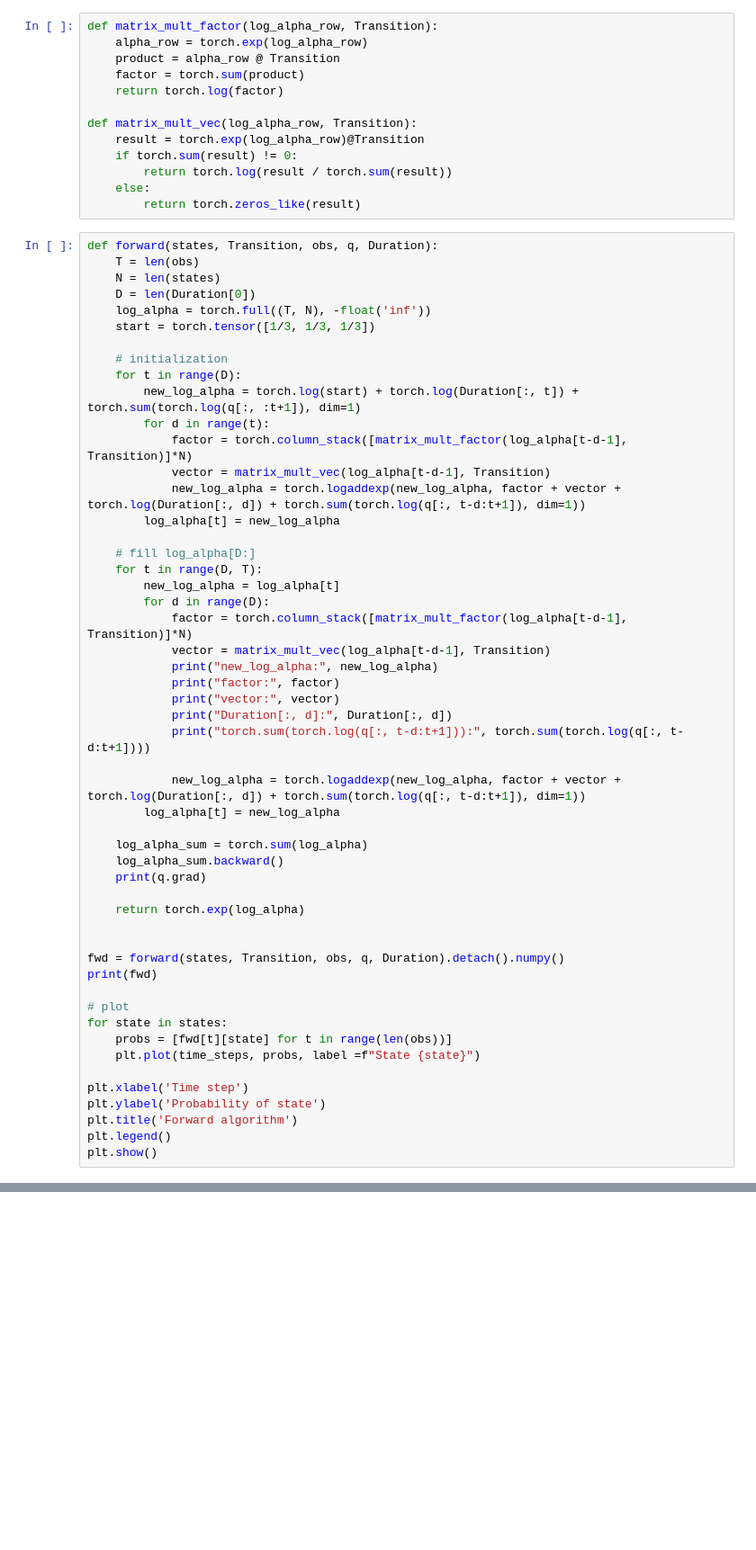
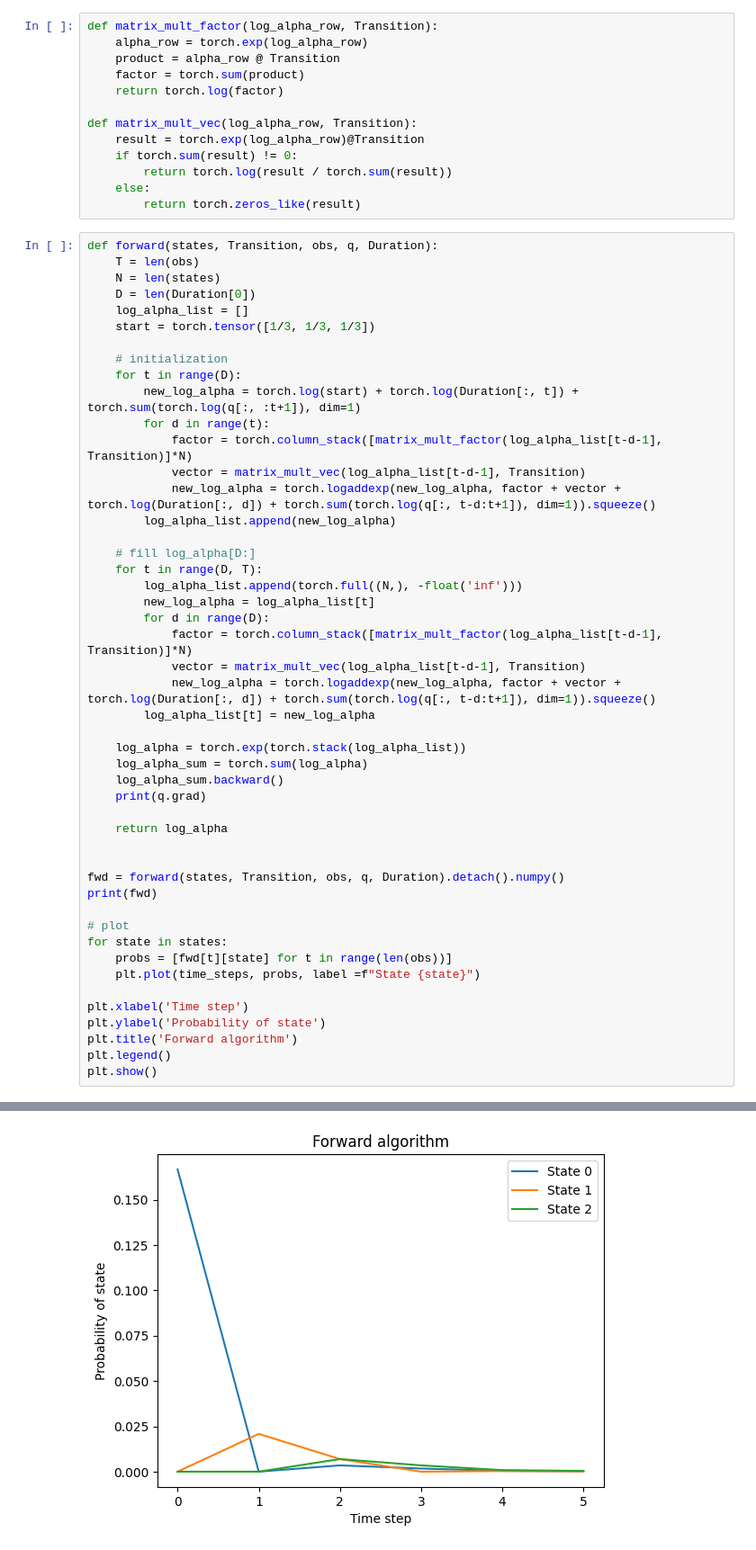
Before and after one commit to jcao0715/hsmm, a Jupyter notebook: hsmm_torch.ipynb, the cells around one changed output, grey strips where cells are left out. Shown: that part at 90% size. Drawn from its saved outputs; the diff is of its cells as text; blank space fills up the shorter version.

```diff
--- a/hsmm_torch.ipynb
+++ b/hsmm_torch.ipynb
@@ -59,38 +57,34 @@ def forward(states, Transition, obs, q, Duration):
     T = len(obs)
     N = len(states)
     D = len(Duration[0])
-    log_alpha = torch.full((T, N), -float('inf'))
+    log_alpha_list = []
     start = torch.tensor([1/3, 1/3, 1/3])
 
     # initialization
     for t in range(D):
         new_log_alpha = torch.log(start) + torch.log(Duration[:, t]) + torch.sum(torch.log(q[:, :t+1]), dim=1)
         for d in range(t):
-            factor = torch.column_stack([matrix_mult_factor(log_alpha[t-d-1], Transition)]*N)
-            vector = matrix_mult_vec(log_alpha[t-d-1], Transition)
-            new_log_alpha = torch.logaddexp(new_log_alpha, factor + vector + torch.log(Duration[:, d]) + torch.sum(torch.log(q[:, t-d:t+1]), dim=1))
-        log_alpha[t] = new_log_alpha
+            factor = torch.column_stack([matrix_mult_factor(log_alpha_list[t-d-1], Transition)]*N)
+            vector = matrix_mult_vec(log_alpha_list[t-d-1], Transition)
+            new_log_alpha = torch.logaddexp(new_log_alpha, factor + vector + torch.log(Duration[:, d]) + torch.sum(torch.log(q[:, t-d:t+1]), dim=1)).squeeze()
+        log_alpha_list.append(new_log_alpha)
 
     # fill log_alpha[D:]
     for t in range(D, T):
-        new_log_alpha = log_alpha[t]
+        log_alpha_list.append(torch.full((N,), -float('inf')))
+        new_log_alpha = log_alpha_list[t]
         for d in range(D):
-            factor = torch.column_stack([matrix_mult_factor(log_alpha[t-d-1], Transition)]*N)
-            vector = matrix_mult_vec(log_alpha[t-d-1], Transition)
-            print("new_log_alpha:", new_log_alpha)
-            print("factor:", factor)
-            print("vector:", vector)
-            print("Duration[:, d]:", Duration[:, d])
-            print("torch.sum(torch.log(q[:, t-d:t+1])):", torch.sum(torch.log(q[:, t-d:t+1])))
+            factor = torch.column_stack([matrix_mult_factor(log_alpha_list[t-d-1], Transition)]*N)
+            vector = matrix_mult_vec(log_alpha_list[t-d-1], Transition)
+            new_log_alpha = torch.logaddexp(new_log_alpha, factor + vector + torch.log(Duration[:, d]) + torch.sum(torch.log(q[:, t-d:t+1]), dim=1)).squeeze()
+        log_alpha_list[t] = new_log_alpha
 
-            new_log_alpha = torch.logaddexp(new_log_alpha, factor + vector + torch.log(Duration[:, d]) + torch.sum(torch.log(q[:, t-d:t+1]), dim=1))
-        log_alpha[t] = new_log_alpha
-
+    log_alpha = torch.exp(torch.stack(log_alpha_list))
     log_alpha_sum = torch.sum(log_alpha)
     log_alpha_sum.backward()
     print(q.grad)
 
-    return torch.exp(log_alpha)
+    return log_alpha
 
 
 fwd = forward(states, Transition, obs, q, Duration).detach().numpy()
@@ -145,3 +113,4 @@ RuntimeError: Function 'LogaddexpBackward0' returned nan values in its 0th outpu
+[figure, added]
 # %%
 def forward(states, Transition, obs, q, Duration):
     T = len(obs)
```
Also changed, not shown: parts of 7 cells of this notebook.
